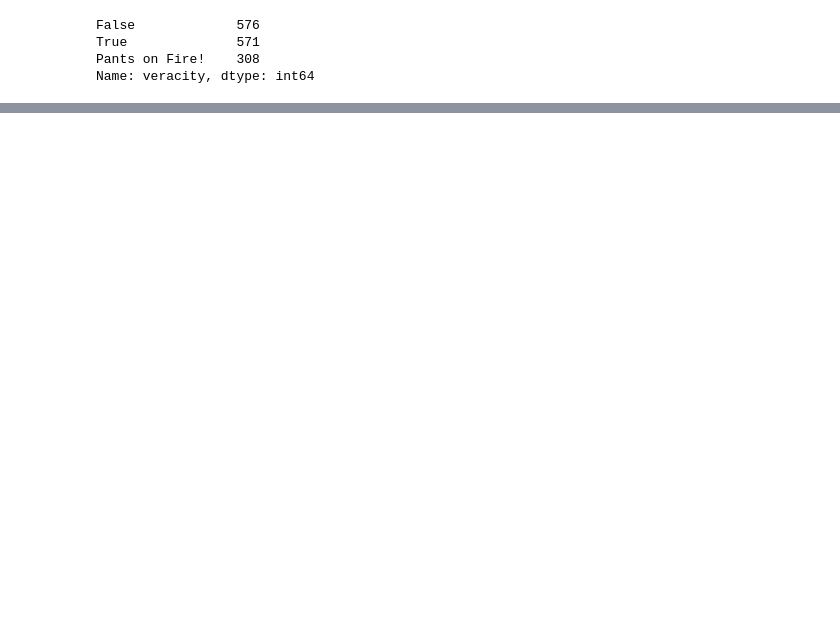
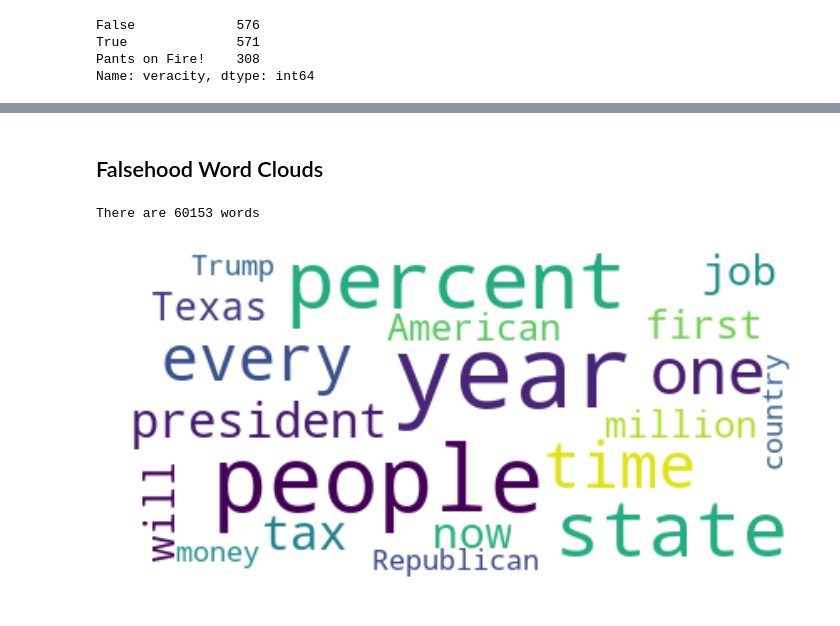
Before and after one commit to Victor-Palacios/Deception_Detection_Capstone, a Jupyter notebook: Deception_Exploratory_Data_Analysis.ipynb, the cells around one changed output, grey strips where cells are left out. Saved outputs shown, nothing was run; the diff lists cells and outputs as text; code cells hidden in the pictures; blank space fills up the shorter version.

```diff
--- a/Deception_Exploratory_Data_Analysis.ipynb
+++ b/Deception_Exploratory_Data_Analysis.ipynb
@@ -147,0 +919,7 @@ There are 60153 words
+# %% [markdown]
+## Falsehood Word Clouds
+# %%
+word_cloud(df[df.veracity == "False"].statement)
+# %% [output]
+There are 60153 words
+[figure, added]
```
Also changed, not shown: parts of 139 cells of this notebook.
